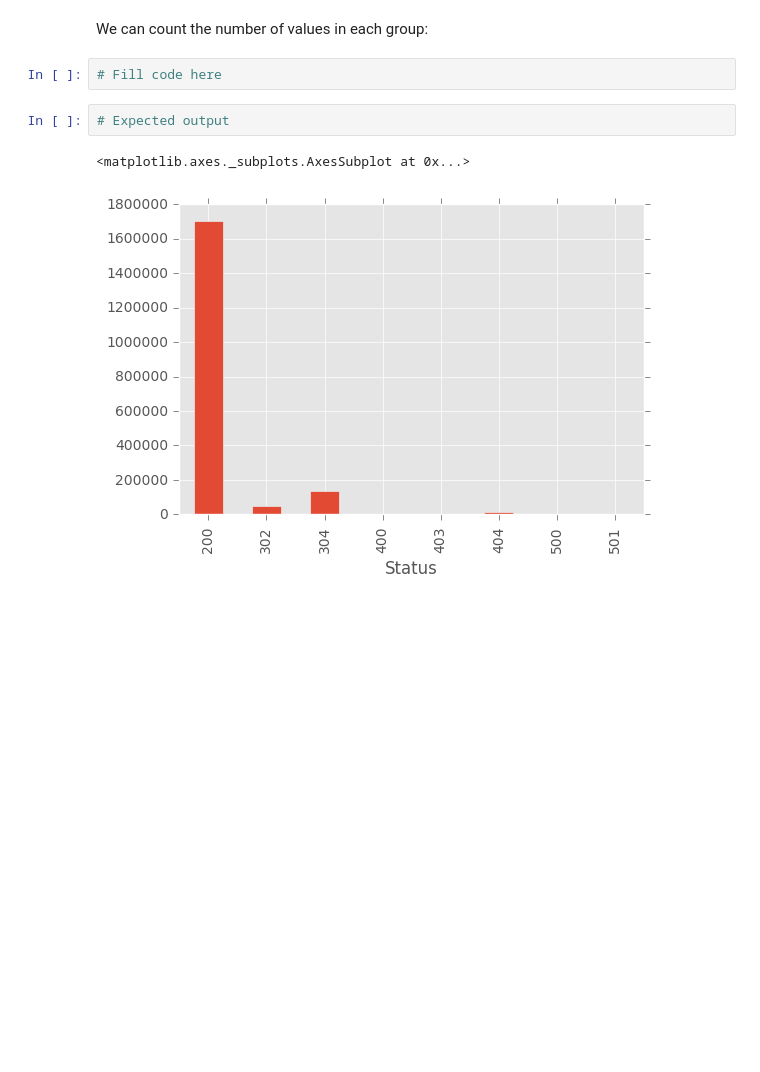
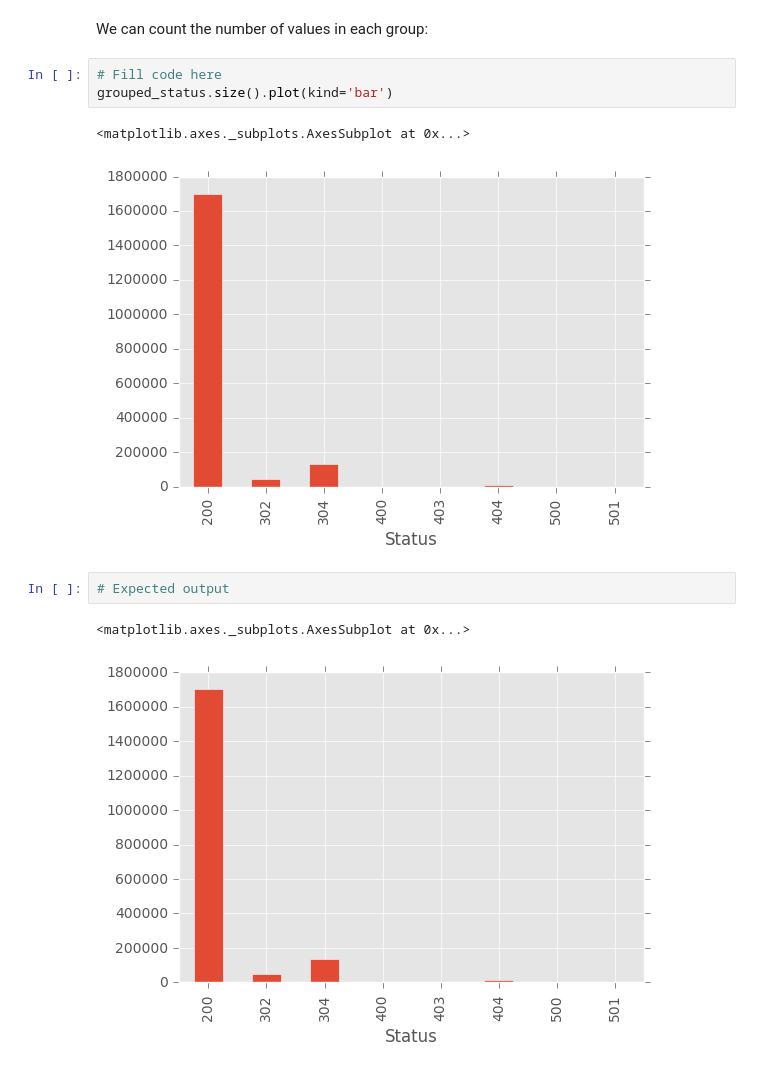
Before and after one commit to tow02/iccs413, a Jupyter notebook: assignments/a1/Assn1 - Web Server Log Analysis.ipynb, the cells around one changed output. Cells and saved outputs as stored; diff of their text form; blank space fills up the shorter version.

```diff
--- a/assignments/a1/Assn1 - Web Server Log Analysis.ipynb
+++ b/assignments/a1/Assn1 - Web Server Log Analysis.ipynb
@@ -473,6 +533,10 @@ grouped_status.head(2)
 We can count the number of values in each group:
 # %%
 # Fill code here
+grouped_status.size().plot(kind='bar')
+# %% [output]
+<matplotlib.axes._subplots.AxesSubplot at 0x...>
+[figure, added]
 # %%
 # Expected output
 # %% [output]
```
Also changed, not shown: parts of 14 cells of this notebook, 1 other file.
